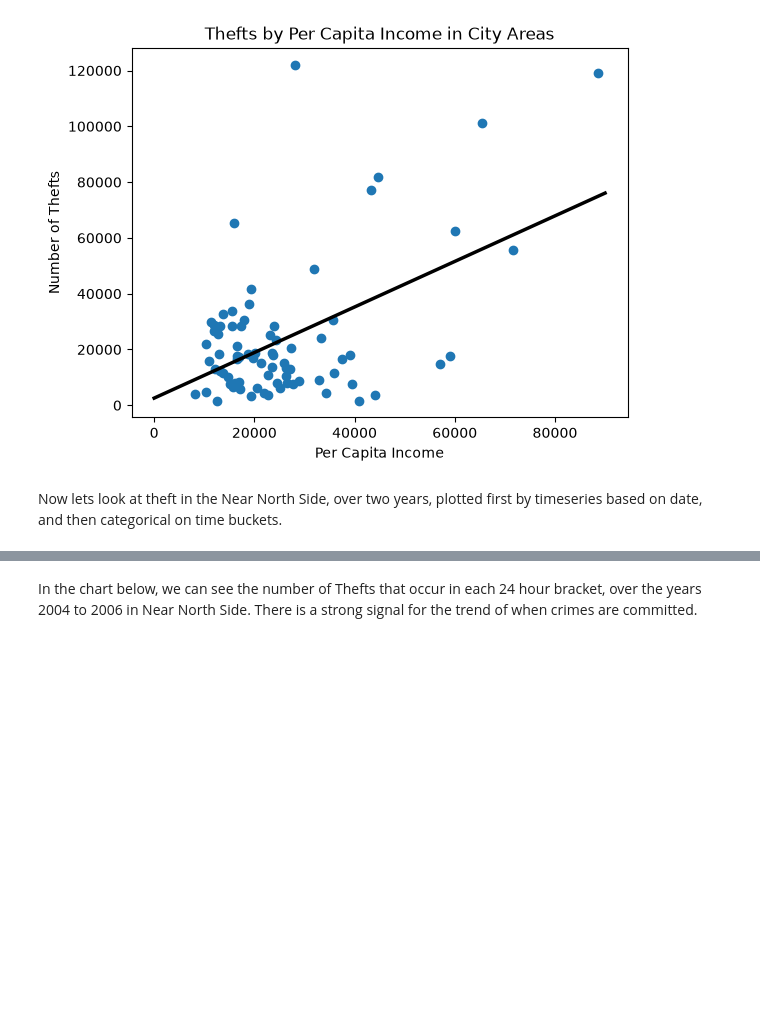
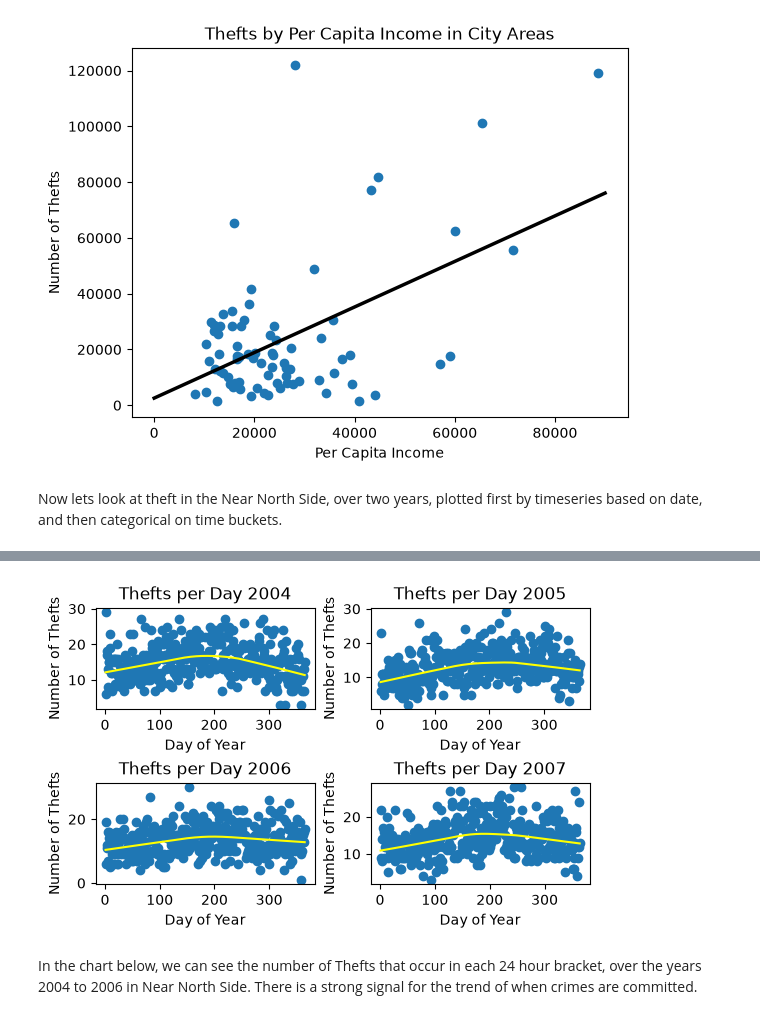
Before and after one commit to ogladr-kjarr/learning-EDA-with-Python, a Jupyter notebook: ChicagoCrimeSocioEconomicData.ipynb, the cells around one changed output, grey strips where cells are left out. Saved outputs shown, nothing was run; the diff lists cells and outputs as text; code cells hidden in the pictures; blank space fills up the shorter version.

```diff
--- a/ChicagoCrimeSocioEconomicData.ipynb
+++ b/ChicagoCrimeSocioEconomicData.ipynb
@@ -223,3 +224,54 @@ https://www.statsmodels.org/devel/generated/statsmodels.nonparametric.smoothers_
+# %%
+# Create the aggregate count by day of year and year
+near_north_theft_doy_df = near_north_theft_df.filter(
+        pl.col("dt").is_between(datetime(2004,1,1), datetime(2007,12,31))
+    ).group_by(["bucket_year", "doy"]).len(name="NumberOfCrimes")
+
+fig, axs = plt.subplots(ncols=2, nrows=2, layout="constrained",
+                        figsize=(5.5, 3.5))
+
+
+for year in [2004, 2005, 2006, 2007]:
+    if year == 2004:
+        data = near_north_theft_doy_df.filter(pl.col("bucket_year") == 2004)
+        row = 0
+        col = 0
+        lowess = sm.nonparametric.lowess
+        x = data['doy']
+        y = data['NumberOfCrimes']
+        z = lowess(y, x, return_sorted=True)
+    if year == 2005:
+        data = near_north_theft_doy_df.filter(pl.col("bucket_year") == 2005)
+        row = 0
+        col = 1
+        lowess = sm.nonparametric.lowess
+        x = data['doy']
+        y = data['NumberOfCrimes']
+        z = lowess(y, x, return_sorted=True)
+    if year == 2006:
+        data = near_north_theft_doy_df.filter(pl.col("bucket_year") == 2006)
+        row = 1
+        col = 0
+        lowess = sm.nonparametric.lowess
+        x = data['doy']
+        y = data['NumberOfCrimes']
+        z = lowess(y, x, return_sorted=True)
+    if year == 2007:
+        data = near_north_theft_doy_df.filter(pl.col("bucket_year") == 2007)
+        row = 1
+        col = 1
+        lowess = sm.nonparametric.lowess
+        x = data['doy']
+        y = data['NumberOfCrimes']
+        z = lowess(y, x, return_sorted=True)
+
+    axs[row, col].scatter(x=data['doy'], y=data['NumberOfCrimes'])
+    axs[row, col].set_title(f"Thefts per Day {year}")
+    axs[row, col].set_xlabel("Day of Year")
+    axs[row, col].set_ylabel("Number of Thefts")
+    axs[row, col].plot(z[:, 0], z[:, 1],color="yellow")
+# %% [output]
+[figure, added]
 # %% [markdown]
 In the chart below, we can see the number of Thefts that occur in each 24 hour bracket, over the years 2004 to 2006 in Near North Side. There is a strong signal for the trend of when crimes are committed.
 # %%
```
Also changed, not shown: parts of 12 cells of this notebook.
